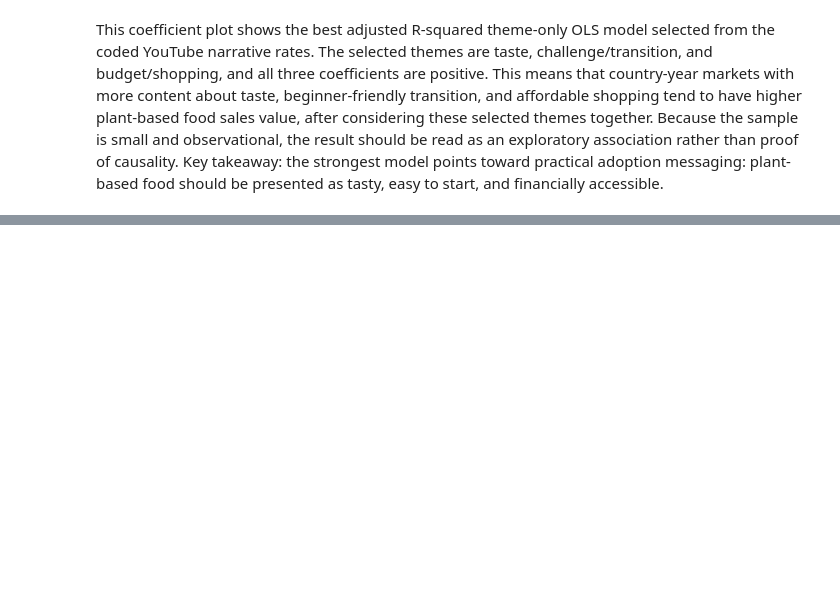
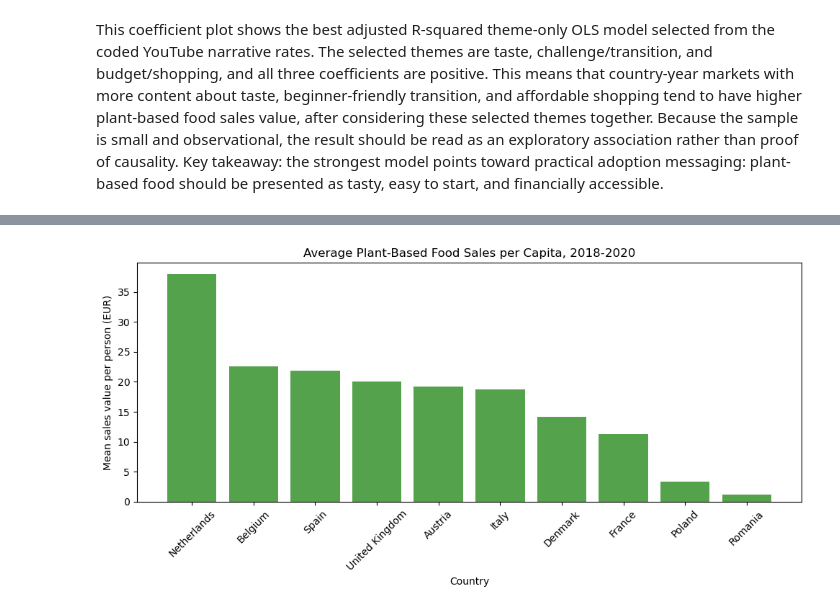
Before and after one commit to huangshuojason/Video-Analysis--DataScience-Group, a Jupyter notebook: notebooks/Group I_Final.ipynb, the cells around one changed output, grey strips where cells are left out. Drawn from its saved outputs; the diff is of its cells as text; code cells hidden in the pictures; blank space fills up the shorter version.

```diff
--- a/notebooks/Group I_Final.ipynb
+++ b/notebooks/Group I_Final.ipynb
@@ -661,0 +752,26 @@ This coefficient plot shows the best adjusted R-squared theme-only OLS model sel
+# %%
+sales_countries_for_population = sorted(sales_country_year_for_merge["Country"].unique())
+missing_country_codes = sorted(
+    set(sales_countries_for_population) - set(WORLD_BANK_COUNTRY_CODES)
+)
+if missing_country_codes:
+    raise KeyError(f"Missing World Bank ISO3 codes for: {missing_country_codes}")
+
+population_country_year, world_bank_population_url = fetch_world_bank_population(
+    {
+        country: WORLD_BANK_COUNTRY_CODES[country]
+        for country in sales_countries_for_population
+    },
+    start_year=2018,
+    end_year=2020,
+)
+
+print("World Bank population API:", world_bank_population_url)
+display(population_country_year.sort_values(["Country", "Year"]))
+
+missing_population_rows = population_country_year[
+    population_country_year["population"].isna()
+]
+if len(missing_population_rows):
+    print("Missing population rows:")
+    display(missing_population_rows)
@@ -661,0 +857,18 @@ This coefficient plot shows the best adjusted R-squared theme-only OLS model sel
+# %%
+country_per_capita_sales = (
+    population_scaled_sales
+    .groupby("Country")["value_per_capita_eur"]
+    .mean()
+    .sort_values(ascending=False)
+)
+
+fig, ax = plt.subplots(figsize=(10, 5))
+ax.bar(country_per_capita_sales.index, country_per_capita_sales.values, color="#54A24B")
+ax.set_title("Average Plant-Based Food Sales per Capita, 2018-2020")
+ax.set_xlabel("Country")
+ax.set_ylabel("Mean sales value per person (EUR)")
+ax.tick_params(axis="x", rotation=45)
+plt.tight_layout()
+plt.show()
+# %% [output]
+[figure, added]
```
Also changed, not shown: parts of 15 cells of this notebook, 2 other files.
